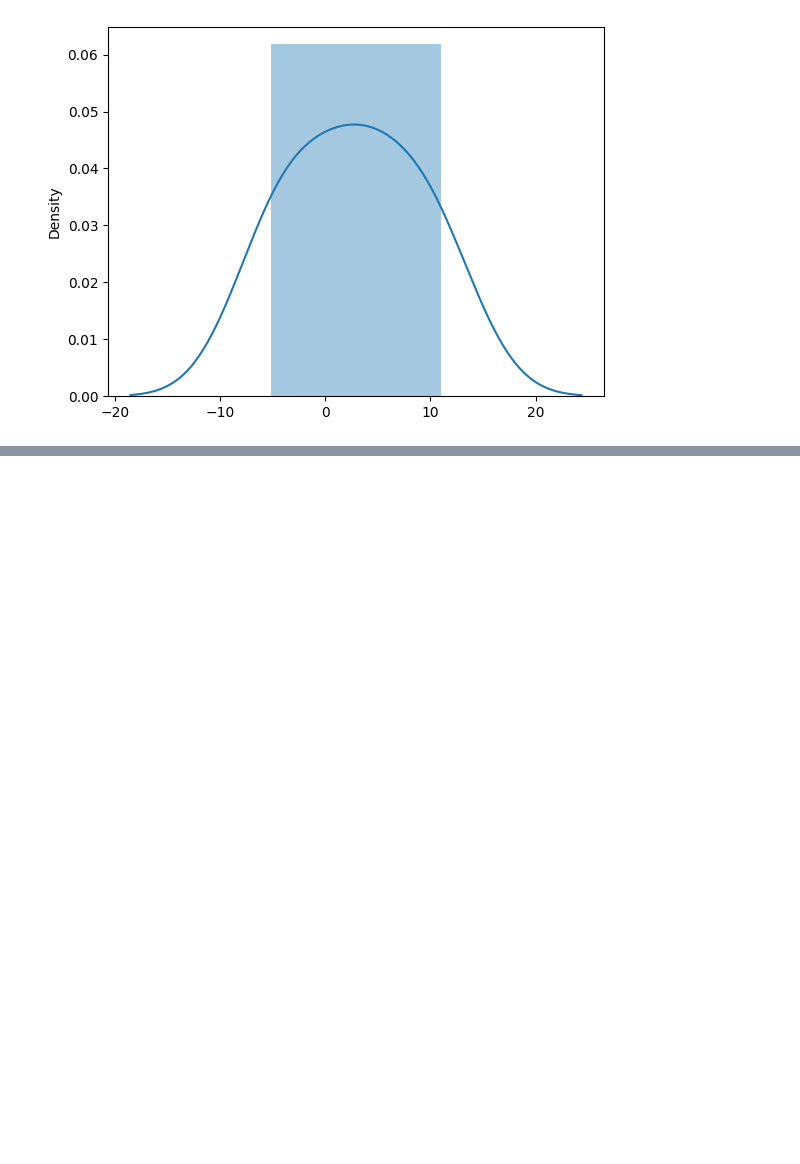
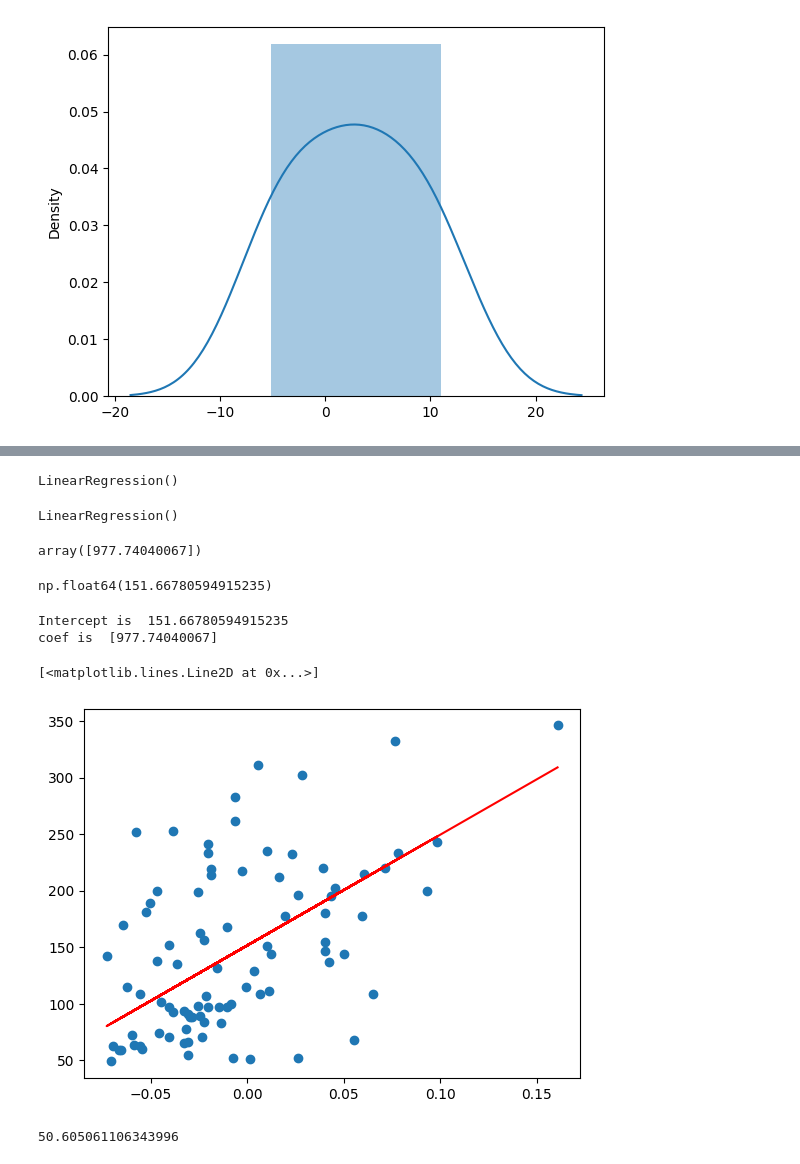
Before and after one commit to Shivamm-Sharmaa/LinearRegressionModel, a Jupyter notebook: LinearRegressionModal.ipynb, the cells around one changed output, grey strips where cells are left out. Saved outputs shown, nothing was run; the diff lists cells and outputs as text; code cells hidden in the pictures; blank space fills up the shorter version.

Commit message:
Model 2

```diff
--- a/LinearRegressionModal.ipynb
+++ b/LinearRegressionModal.ipynb
@@ -265,0 +341,51 @@ https://gist.github.com/mwaskom/de44147ed2974457ad6372750bbe5751
+# %%
+# train and Test split
+
+from sklearn.model_selection import train_test_split
+
+X_train ,X_test , y_train , y_test = train_test_split(X, y , test_size= 0.2 , random_state=1)
+# %%
+# model training
+
+from sklearn.linear_model import LinearRegression
+
+model = LinearRegression()
+
+model
+# %% [output]
+LinearRegression()
+# %%
+model.fit(X_train , y_train)
+# %% [output]
+LinearRegression()
+# %%
+model.coef_
+# %% [output]
+array([977.74040067])
+# %%
+model.intercept_
+# %% [output]
+np.float64(151.66780594915235)
+# %%
+print('Intercept is ', model.intercept_ )
+print('coef is ' ,model.coef_ )
+# %% [output]
+Intercept is  151.66780594915235
+coef is  [977.74040067]
+# %%
+y_pred = model.predict(X_test)
+# %%
+plt.scatter(X_test , y_test)
+plt.plot(X_test , y_pred , 'r')
+# %% [output]
+[<matplotlib.lines.Line2D at 0x...>]
+[figure, added]
+# %%
+#model evaluation
+from sklearn.metrics import mean_squared_error , mean_absolute_error
+
+mean_squared_error(y_test , y_pred )
+
+mean_absolute_error(y_test , y_pred)
+# %% [output]
+50.605061106343996
```
Also changed, not shown: parts of 8 cells of this notebook, 1 other file.
